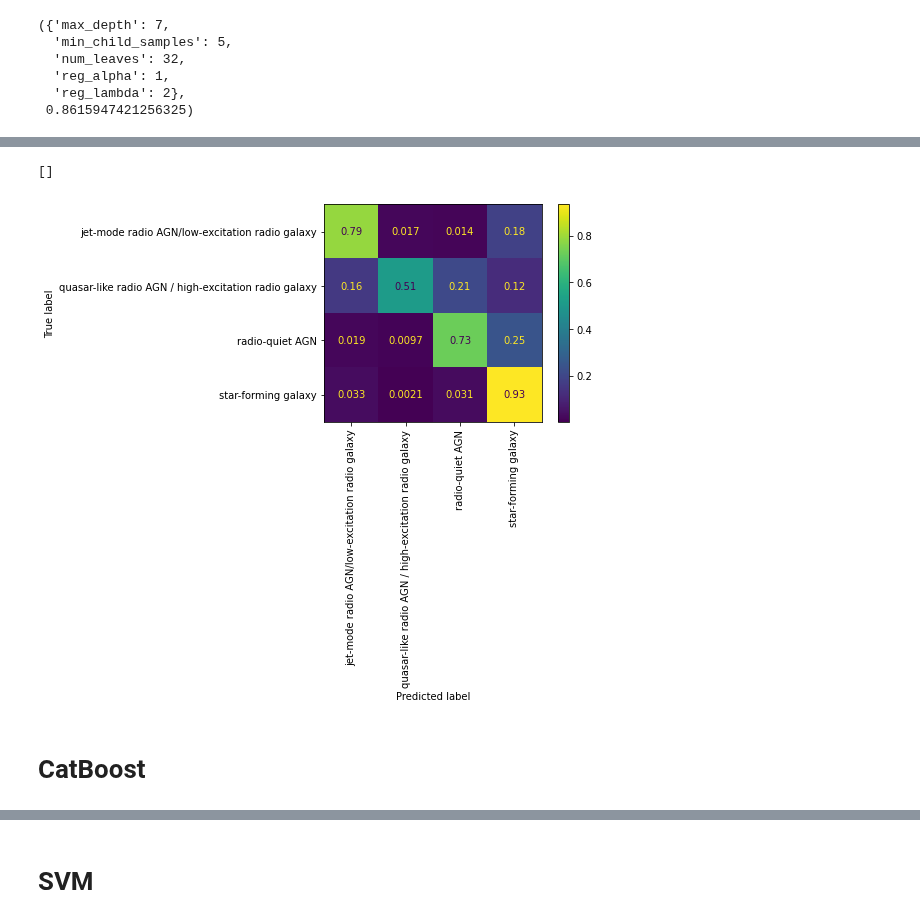
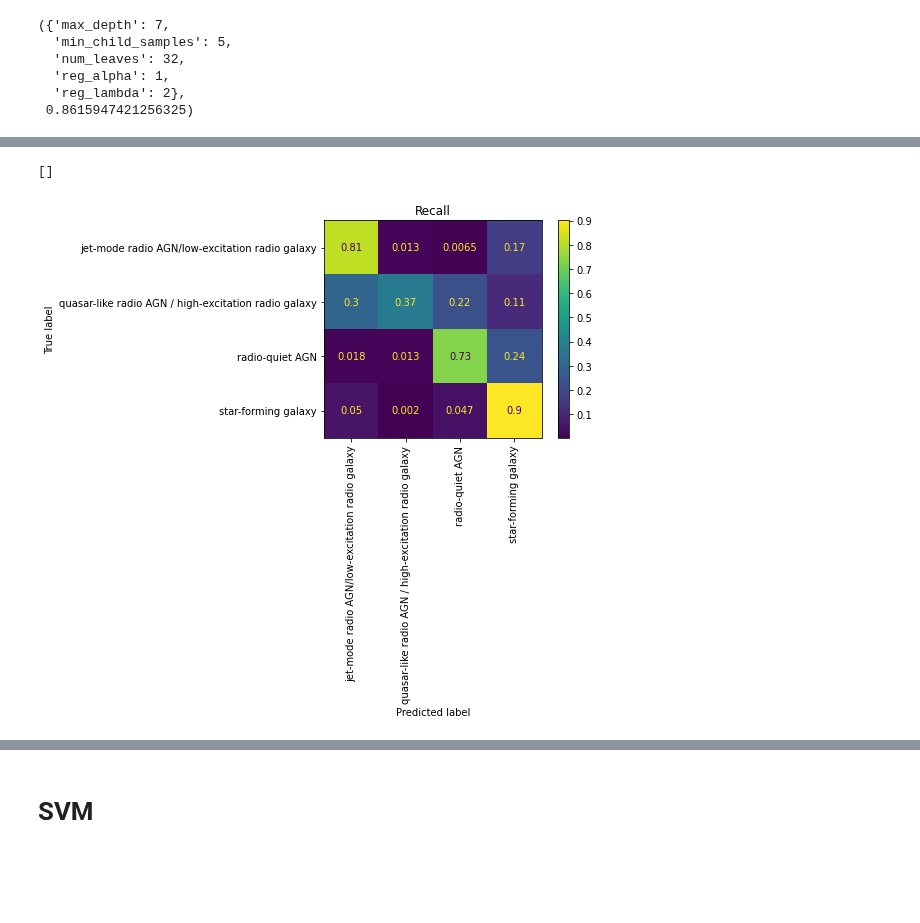
Before and after one commit to jespertjee/LOFAR_ML, a Jupyter notebook: Supervised/Fangyou/Including_radio/Classification_Bootes.ipynb, the cells around one changed output, grey strips where cells are left out. Drawn from its saved outputs; the diff is of its cells as text; code cells hidden in the pictures; blank space fills up the shorter version.

```diff
--- a/Supervised/Fangyou/Including_radio/Classification_Bootes.ipynb
+++ b/Supervised/Fangyou/Including_radio/Classification_Bootes.ipynb
@@ -419,7 +435,7 @@ clf = GridSearchCV(estimator=lightbm,
                   cv=2,
                   verbose=4)
 
-clf.fit(X_train, y_train, eval_set=[(X_test, y_test)], callbacks=[lgb.early_stopping(stopping_rounds=20))
+clf.fit(X_train, y_train, eval_set=[(X_test, y_test)], callbacks=[lgb.early_stopping(stopping_rounds=20)
 # %% [output]
 Fitting 2 folds for each of 324 candidates, totalling 648 fits
 GridSearchCV(cv=2,
@@ -445,3 +461,14 @@ clf.best_params_, clf.best_score_
   'reg_alpha': 1,
   'reg_lambda': 2},
  0.8615947421256325)
+# %%
+clf = lgb.LGBMClassifier(num_class=4,
+                             objective="multiclass",
+                             n_estimators=200,
+                             class_weight="balanced",
+                             max_depth=7,
+                             num_leaves=32,
+                             min_child_samples=5,
+                             reg_alpha=1,
+                             reg_lambda=2)
+clf.fit(X_train, y_train, eval_set=[(X_test, y_test)], callbacks=[lgb.early_stopping(stopping_rounds=20)])
@@ -477,11 +521,10 @@ quasar-like radio AGN / high-excitation radio galaxy     0.6774    0.5122    0.5
 # %%
 cm = confusion_matrix(y_test, y_pred, normalize='true')
 disp = ConfusionMatrixDisplay(confusion_matrix=cm, display_labels=labels)
 disp.plot()
 plt.xticks(rotation = 90)
+plt.title("Recall")
 plt.plot()
 # %% [output]
 []
-[figure, old version]
+[figure, new version]
-# %% [markdown]
-# CatBoost
```
Also changed, not shown: parts of 52 cells of this notebook, 20 other files.
